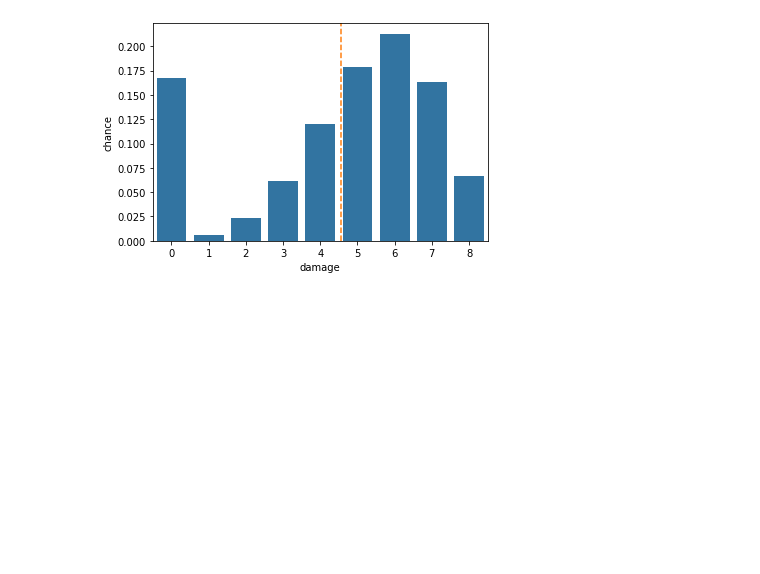
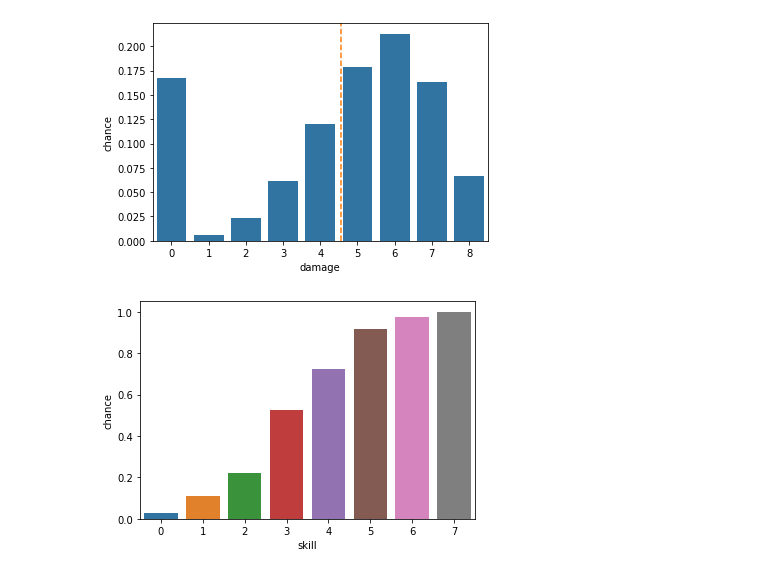
Before and after one commit to Zulan/descent2-sim, a Jupyter notebook: notebooks/test.ipynb, the cells around one changed output. Saved outputs shown, nothing was run; the diff lists cells and outputs as text; code cells hidden in the pictures; blank space fills up the shorter version.

Commit message:
skillcheck

```diff
--- a/notebooks/test.ipynb
+++ b/notebooks/test.ipynb
@@ -50,3 +50,8 @@ plot.fight(
 # %% [output]
 Mean damage 4.5625
 [figure]
+# %%
+# Skillcheck
+plot.skillcheck()
+# %% [output]
+[figure, added]
```
Also changed, not shown: 2 other files.
